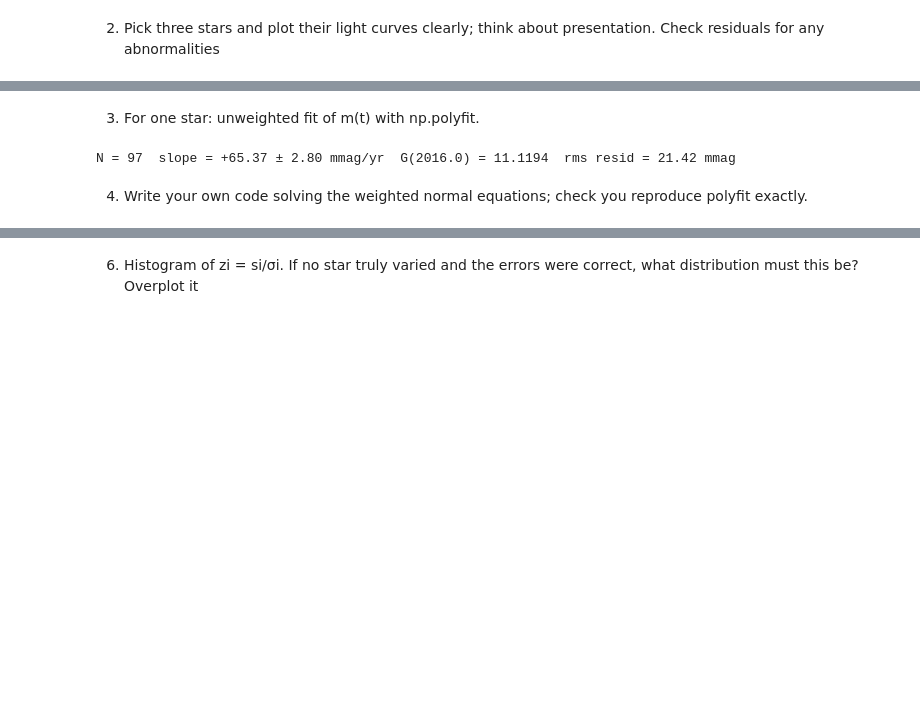
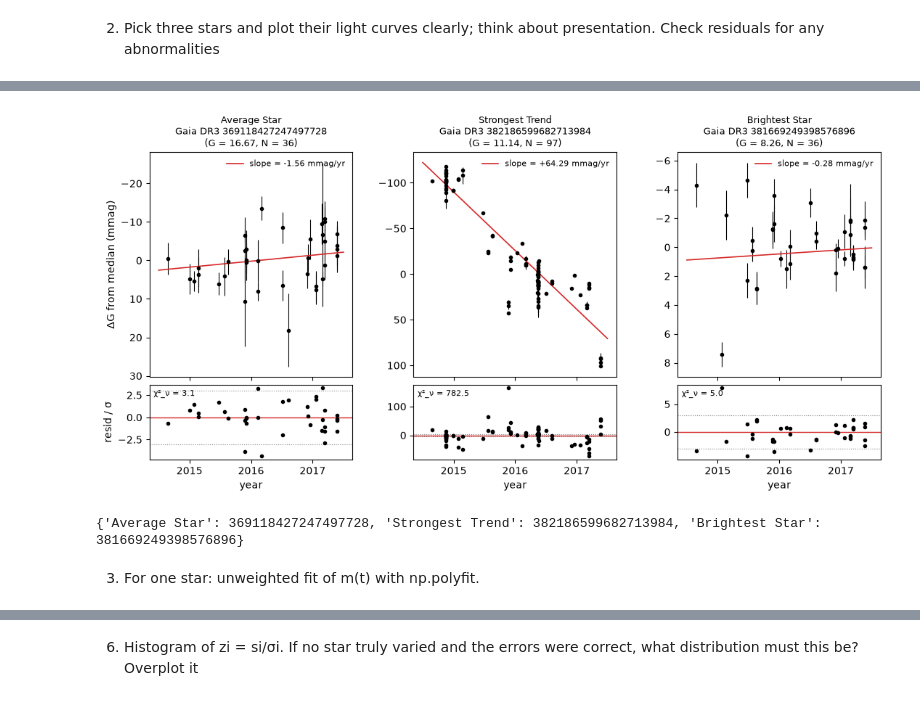
Before and after one commit to Y1nfinity/Astrostatistics, a Jupyter notebook: Gaiadata.ipynb, the cells around one changed output, grey strips where cells are left out. Saved outputs shown, nothing was run; the diff lists cells and outputs as text; code cells hidden in the pictures; blank space fills up the shorter version.

Commit message:
adjustments to variable names to make some parts moree readable, fixed formatting on graphics

```diff
--- a/Gaiadata.ipynb
+++ b/Gaiadata.ipynb
@@ -106,25 +54,55 @@ print({k: int(ids[i]) for k, i in picks.items()})
+# %%
+#Star diagnostic, to pick 3
+w_all = 1.0 / lc["gmag_err"]**2
+sum_w, sum_wm, sum_wmm = (np.add.reduceat(x, star_start) for x in (w_all, w_all * lc["gmag"], w_all * lc["gmag"]**2))
+chi2_flat = (sum_wmm - sum_wm**2 / sum_w) / (n_epochs - 1)
+
+slopes_quick, sig_quick = fit_all(lc, star_start, T0)      # weighted slopes, only to find the strongest trend
+
+picks = {
+    "Average Star": np.argsort(chi2_flat)[n_stars // 2],
+    "Strongest Trend": np.argmax(np.abs(slopes_quick / sig_quick)),
+    "Brightest Star": np.argmin(g_med),
+}
+
+
+def plot_lightcurve(ax_top, ax_bot, rows, title, show_ylabels):
+    """Light curve (mmag from median, weighted fit) above normalised residuals."""
+    t, m, e = rows["t_year"], rows["gmag"], rows["gmag_err"]
+    ref = np.median(m)
+    p = np.polyfit(t - T0, m, 1, w=1 / e)
+    resid_norm = (m - np.polyval(p, t - T0)) / e
+    chi2_red = np.sum(resid_norm**2) / (len(t) - 2)
+    t_grid = np.linspace(2014.5, 2017.5, 200)
+
+    ax_top.errorbar(t, MMAG * (m - ref), yerr=MMAG * e, fmt="o", color="k", ms=3, elinewidth=0.8, capsize=0)
+    ax_top.plot(t_grid, MMAG * (np.polyval(p, t_grid - T0) - ref), color="C3", lw=1.2,
+                label=f"slope = {MMAG*p[0]:+.2f} mmag/yr")
+    ax_top.invert_yaxis()                                   # brighter = up
+    ax_top.set_title(f"{title}\n(G = {ref:.2f}, N = {len(t)})", fontsize=9)
+    ax_top.legend(fontsize=8, loc="best", frameon=False)
+
+    ax_bot.axhline(0, color="C3", lw=1)
+    for level in (-3, 3):
+        ax_bot.axhline(level, color="grey", ls=":", lw=0.8)
+    ax_bot.plot(t, resid_norm, "o", color="k", ms=3)
+    ax_bot.set_xlabel("year")
+    ax_bot.text(0.02, 0.85, f"χ²_ν = {chi2_red:.1f}", transform=ax_bot.transAxes, fontsize=8)
+    if show_ylabels:
+        ax_top.set_ylabel("ΔG from median (mmag)")
+        ax_bot.set_ylabel("resid / σ")
+
+
+fig, axes = plt.subplots(2, 3, figsize=(13, 5.5), sharex=True,
+                         gridspec_kw={"height_ratios": [3, 1], "hspace": 0.05, "wspace": 0.3})
+for col, (label, idx) in enumerate(picks.items()):
+    rows = star_rows(lc, star_start, n_epochs, idx)
+    plot_lightcurve(axes[0, col], axes[1, col], rows, f"{label}\nGaia DR3 {ids[idx]}", col == 0)
+fig.savefig("task2_lightcurves.pdf", bbox_inches="tight")
+plt.show()
+print({label: int(ids[idx]) for label, idx in picks.items()})
+# %% [output]
+[figure, added]
+{'Average Star': 369118427247497728, 'Strongest Trend': 382186599682713984, 'Brightest Star': 381669249398576896}
 # %% [markdown]
 3. For one star: unweighted fit of m(t) with np.polyfit.
-# %%
-# Let's pick strongest trend - Gaia DR3 382186599682713984
-sid = 382186599682713984
-s = df[df["source_id"] == sid]
-order = np.argsort(s["t_year"], kind="stable")
-# sorts every column together
-s = s[order]
-
-t = s["t_year"] - 2016.0
-m = s["gmag"]
-e = s["gmag_err"]
-
-slope, intercept = np.polyfit(t, m, 1)   # unweighted: no w=
-resid = m - np.polyval([slope, intercept], t)
-sig_slope = resid.std(ddof=2) / np.sqrt(np.sum((t - t.mean())**2))
-
-print(f"N = {len(t)}  slope = {1e3*slope:+.2f} ± {1e3*sig_slope:.2f} mmag/yr  "
-      f"G(2016.0) = {intercept:.4f}  rms resid = {1e3*resid.std(ddof=2):.2f} mmag")
-# %% [output]
-N = 97  slope = +65.37 ± 2.80 mmag/yr  G(2016.0) = 11.1194  rms resid = 21.42 mmag
-# %% [markdown]
-4. Write your own code solving the weighted normal equations; check you
-reproduce polyfit exactly.
```
Also changed, not shown: parts of 19 cells of this notebook, 8 other files.
